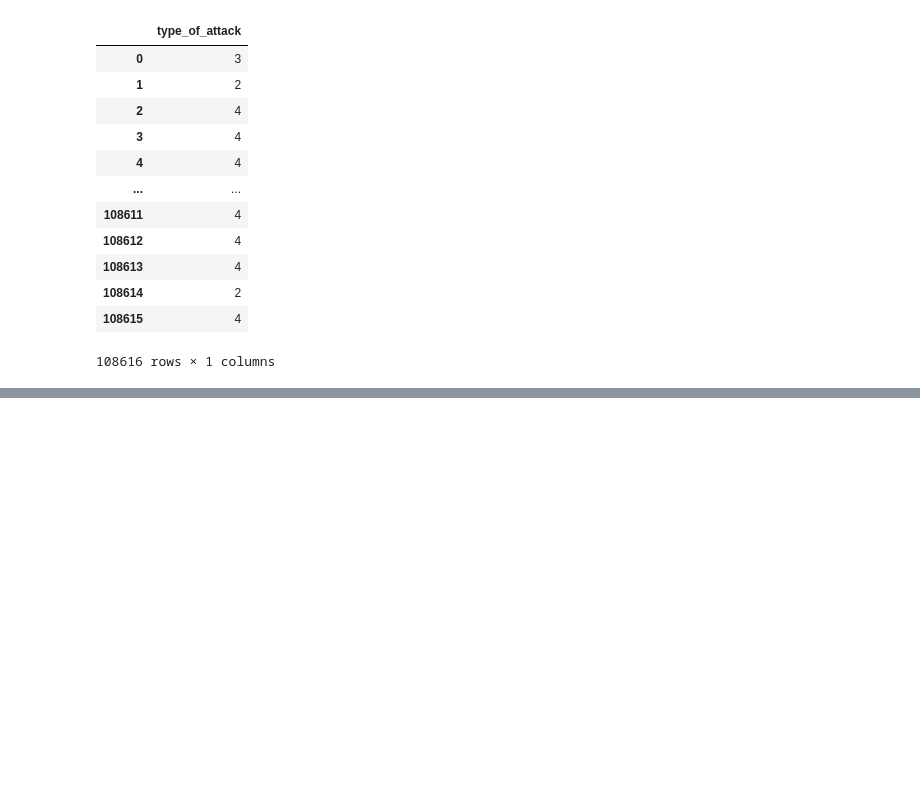
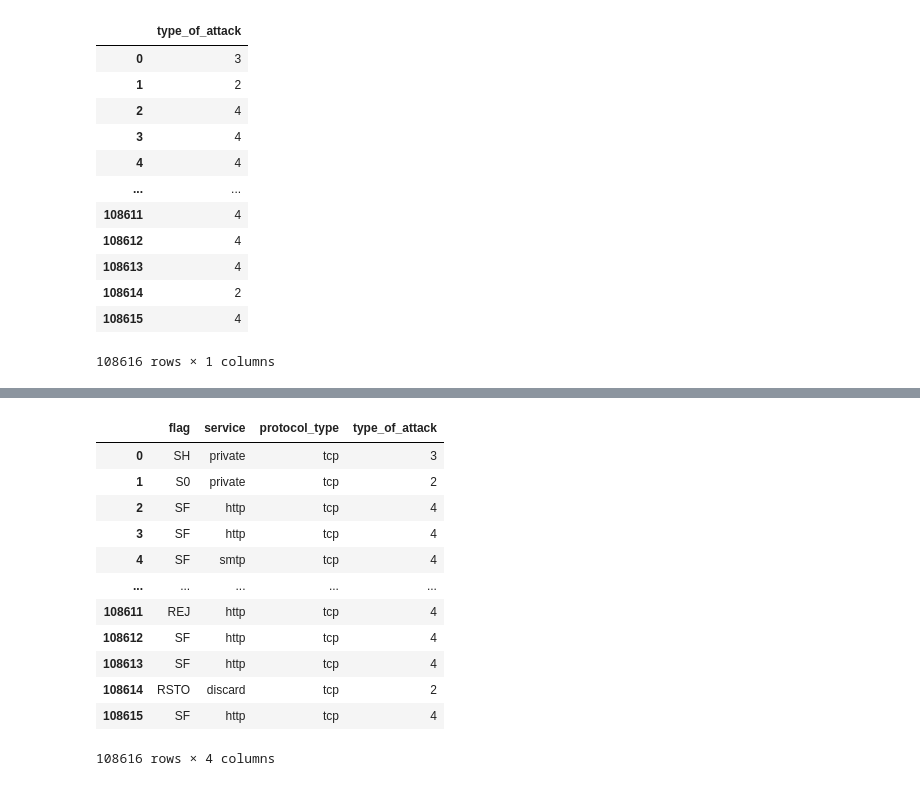
Before and after one commit to Jehoi-ga-ada/DAC-ITS-Preliminary-Round, a Jupyter notebook: model.ipynb, the cells around one changed output, grey strips where cells are left out. Cells and saved outputs as stored; diff of their text form; code cells hidden in the pictures; blank space fills up the shorter version.

```diff
--- a/model.ipynb
+++ b/model.ipynb
@@ -66,0 +87,17 @@ Now we have to encode the labels, for this dataset we will use mean encoding tec
+# %%
+pre_mean_encoded_df = pd.concat([categorical_feature, label_encoded_target], axis = 1)
+pre_mean_encoded_df
+# %% [output]
+|  | flag | service | protocol_type | type_of_attack |
+| 0 | SH | private | tcp | 3 |
+| 1 | S0 | private | tcp | 2 |
+| 2 | SF | http | tcp | 4 |
+| 3 | SF | http | tcp | 4 |
+| 4 | SF | smtp | tcp | 4 |
+| ... | ... | ... | ... | ... |
+| 108611 | REJ | http | tcp | 4 |
+| 108612 | SF | http | tcp | 4 |
+| 108613 | SF | http | tcp | 4 |
+| 108614 | RSTO | discard | tcp | 2 |
+| 108615 | SF | http | tcp | 4 |
+108616 rows × 4 columns
```
Also changed, not shown: parts of 30 cells of this notebook.
